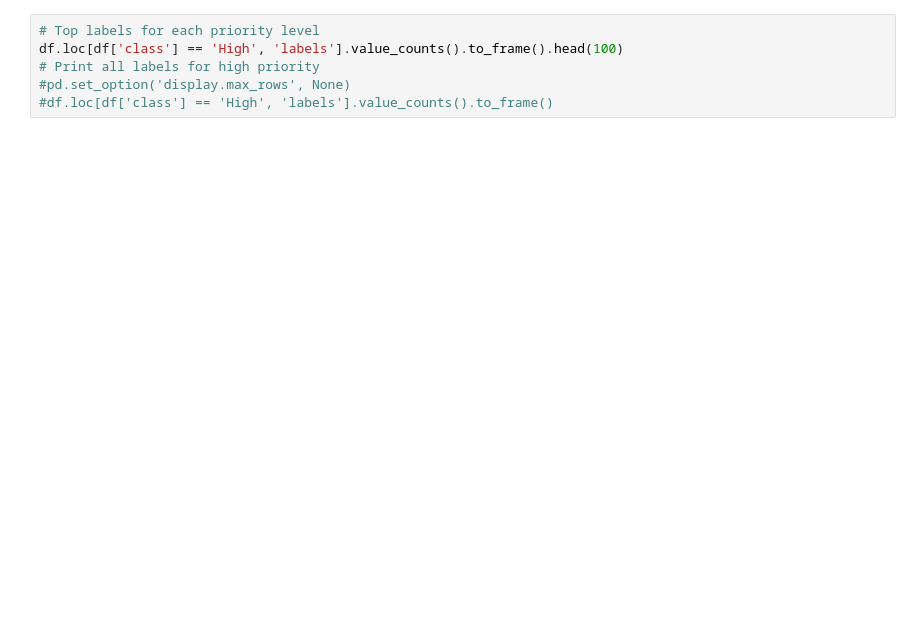
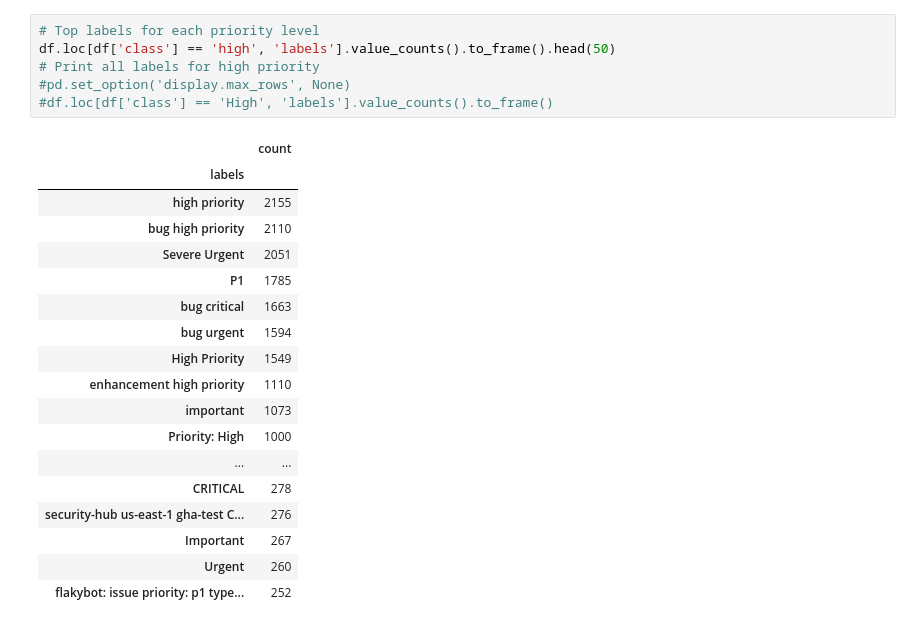
Before and after one commit to Kristmh/thesis_code, a Jupyter notebook: priority/dataset_creation/more_high/03_group_labels.ipynb, the cells around one changed output. Drawn from its saved outputs; the diff is of its cells as text; blank space fills up the shorter version.

```diff
--- a/priority/dataset_creation/more_high/03_group_labels.ipynb
+++ b/priority/dataset_creation/more_high/03_group_labels.ipynb
@@ -36,8 +112,27 @@ df['class'].value_counts()
 # %%
 # Top labels for each priority level
-df.loc[df['class'] == 'High', 'labels'].value_counts().to_frame().head(100)
+df.loc[df['class'] == 'high', 'labels'].value_counts().to_frame().head(50)
 # Print all labels for high priority
 #pd.set_option('display.max_rows', None)
 #df.loc[df['class'] == 'High', 'labels'].value_counts().to_frame()
+# %% [output]
+|  | count |
+| labels |  |
+| high priority | 2155 |
+| bug high priority | 2110 |
+| Severe Urgent | 2051 |
+| P1 | 1785 |
+| bug critical | 1663 |
+| bug urgent | 1594 |
+| High Priority | 1549 |
+| enhancement high priority | 1110 |
+| important | 1073 |
+| Priority: High | 1000 |
+| ... | ... |
+| CRITICAL | 278 |
+| security-hub us-east-1 gha-test C... | 276 |
+| Important | 267 |
+| Urgent | 260 |
+| flakybot: issue priority: p1 type... | 252 |
 # %%
 # Medium
```
Also changed, not shown: parts of 15 cells of this notebook.
